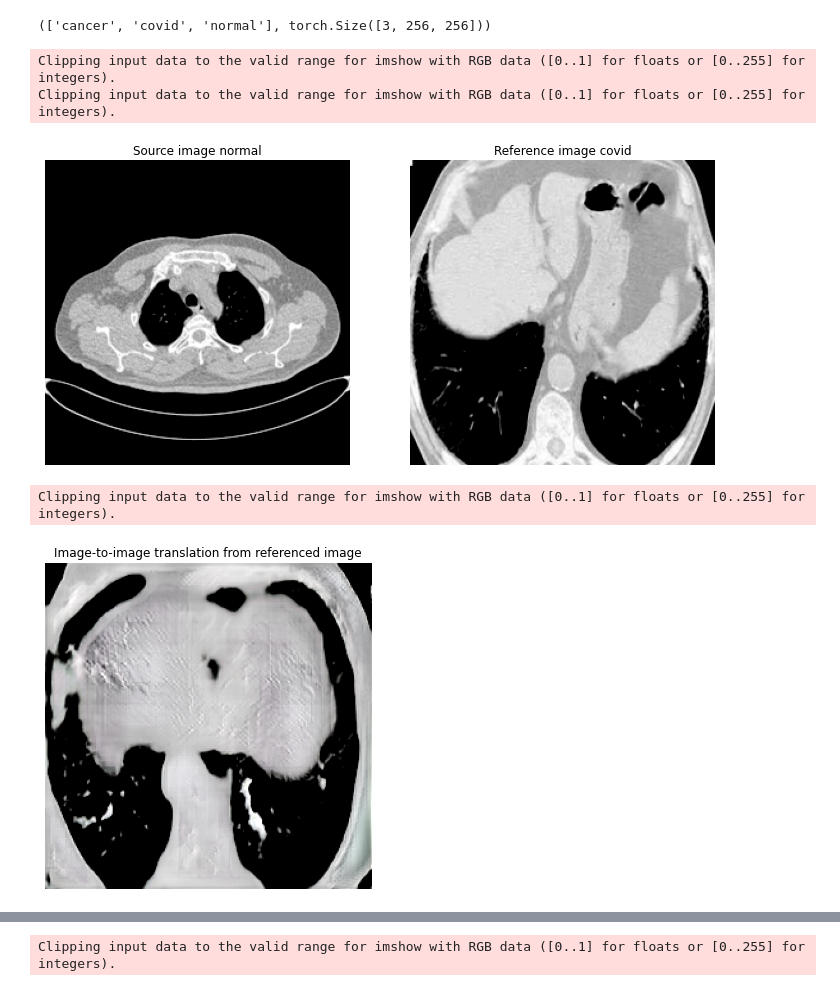
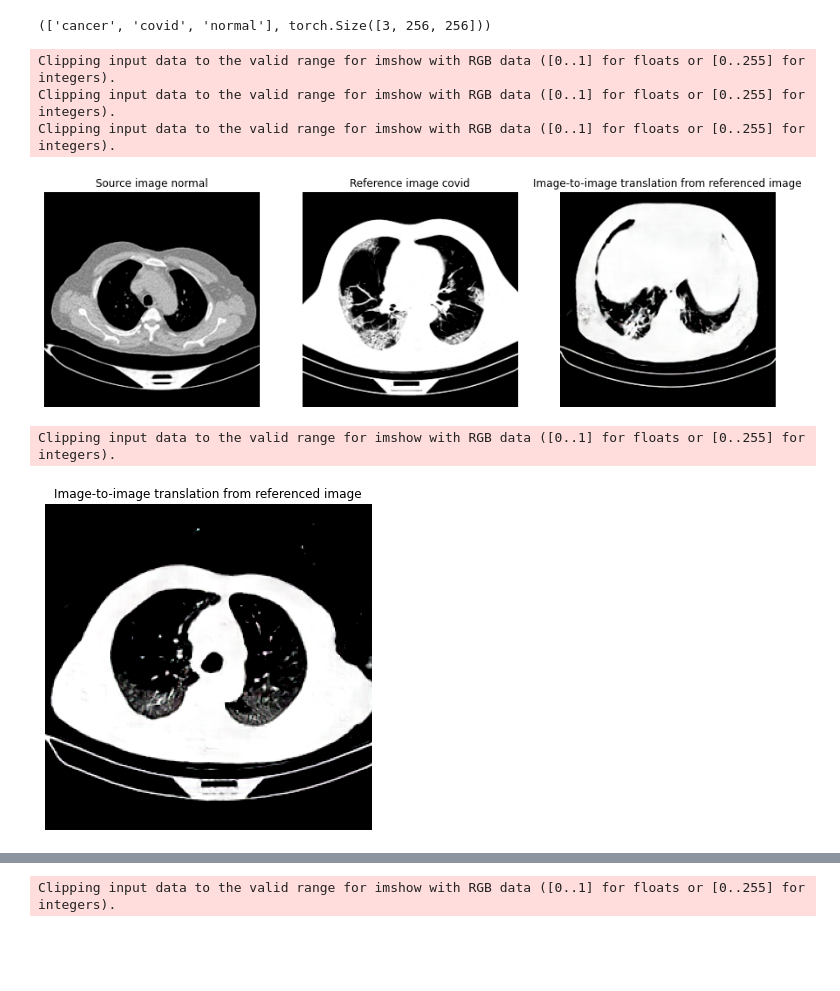
Before and after one commit to M1croZavr/hackaton, a Jupyter notebook: stargan-v2-inference.ipynb, the cells around one changed output, grey strips where cells are left out. Drawn from its saved outputs; the diff is of its cells as text; code cells hidden in the pictures; blank space fills up the shorter version.

```diff
--- a/stargan-v2-inference.ipynb
+++ b/stargan-v2-inference.ipynb
@@ -10,8 +10,10 @@ from matplotlib import pyplot as plt
 
 DEVICE = 'cuda' if torch.cuda.is_available() else 'cpu'
 # %%
-checkpoint_dir = pathlib.Path('./StarGAN/stargan_v2/weights/095000_nets.ckpt')
-test_images_dir = pathlib.Path('./hackaton/stargan-v2-experiments/dataset/val/')
+# checkpoint_dir = pathlib.Path('./StarGAN/stargan_v2/weights/095000_nets.ckpt')
+# test_images_dir = pathlib.Path('./hackaton/stargan-v2-experiments/dataset/val/')
+checkpoint_dir = pathlib.Path('./hackaton/stargan-v2-experiments/new_checkpoints/070000_nets.ckpt')
+test_images_dir = pathlib.Path('./hackaton/TripletsEncoderGAN-experiments/dataset/val/')
 # %%
 generator = model.Generator(
     img_size=256,
@@ -58,22 +60,36 @@ dataset.classes, dataset[0][0].shape
 (['cancer', 'covid', 'normal'], torch.Size([3, 256, 256]))
 # %%
 x, y = dataset[115]
-x_ref, y_ref = dataset[78]
+x_ref, y_ref = dataset[60]
 
-plt.figure(figsize=(12, 9))
-plt.subplot(1, 2, 1)
+plt.figure(figsize=(15, 12))
+plt.subplot(1, 3, 1)
 plt.title(f'Source image {dataset.classes[y]}')
 plt.imshow(x.permute(1, 2, 0))
 plt.axis(False)
 
-plt.subplot(1, 2, 2)
+plt.subplot(1, 3, 2)
 plt.title(f'Reference image {dataset.classes[y_ref]}')
 plt.imshow(x_ref.permute(1, 2, 0))
+plt.axis(False)
+
+x, y = x.unsqueeze(dim=0).to(DEVICE), torch.LongTensor([y])
+x_ref, y_ref = x_ref.unsqueeze(dim=0).to(DEVICE), torch.LongTensor([y_ref])
+with torch.inference_mode():
+    encoder.eval()
+    generator.eval()
+    style_code = encoder(x_ref, y_ref)
+    generated_image = generator(x, style_code)
+
+plt.subplot(1, 3, 3)
+plt.title('Image-to-image translation from referenced image')
+plt.imshow(generated_image.cpu().squeeze(dim=0).permute(1, 2, 0))
 plt.axis(False);
 # %% [output]
 Clipping input data to the valid range for imshow with RGB data ([0..1] for floats or [0..255] for integers).
 Clipping input data to the valid range for imshow with RGB data ([0..1] for floats or [0..255] for integers).
+Clipping input data to the valid range for imshow with RGB data ([0..1] for floats or [0..255] for integers).
-[figure, old version]
+[figure, new version]
 # %%
 x, y = x.unsqueeze(dim=0).to(DEVICE), torch.LongTensor([y])
 x_ref, y_ref = x_ref.unsqueeze(dim=0).to(DEVICE), torch.LongTensor([y_ref])
@@ -90,7 +106,7 @@ plt.title('Image-to-image translation from referenced image')
 plt.axis(False);
 # %% [output]
 Clipping input data to the valid range for imshow with RGB data ([0..1] for floats or [0..255] for integers).
-[figure, old version]
+[figure, new version]
 # %%
 with torch.inference_mode():
     encoder.eval()
```
Also changed, not shown: parts of 4 cells of this notebook, 15 other files.
